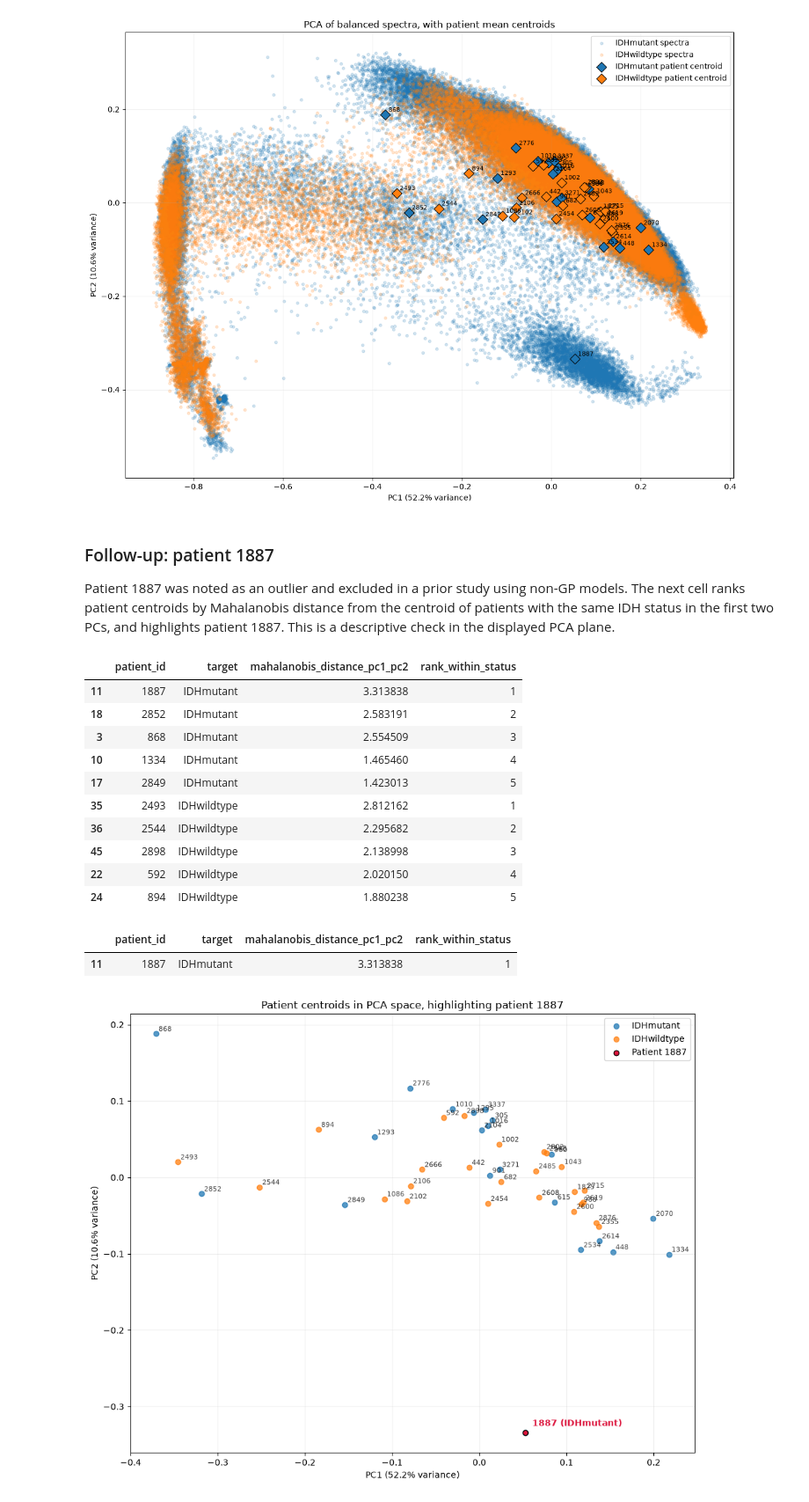
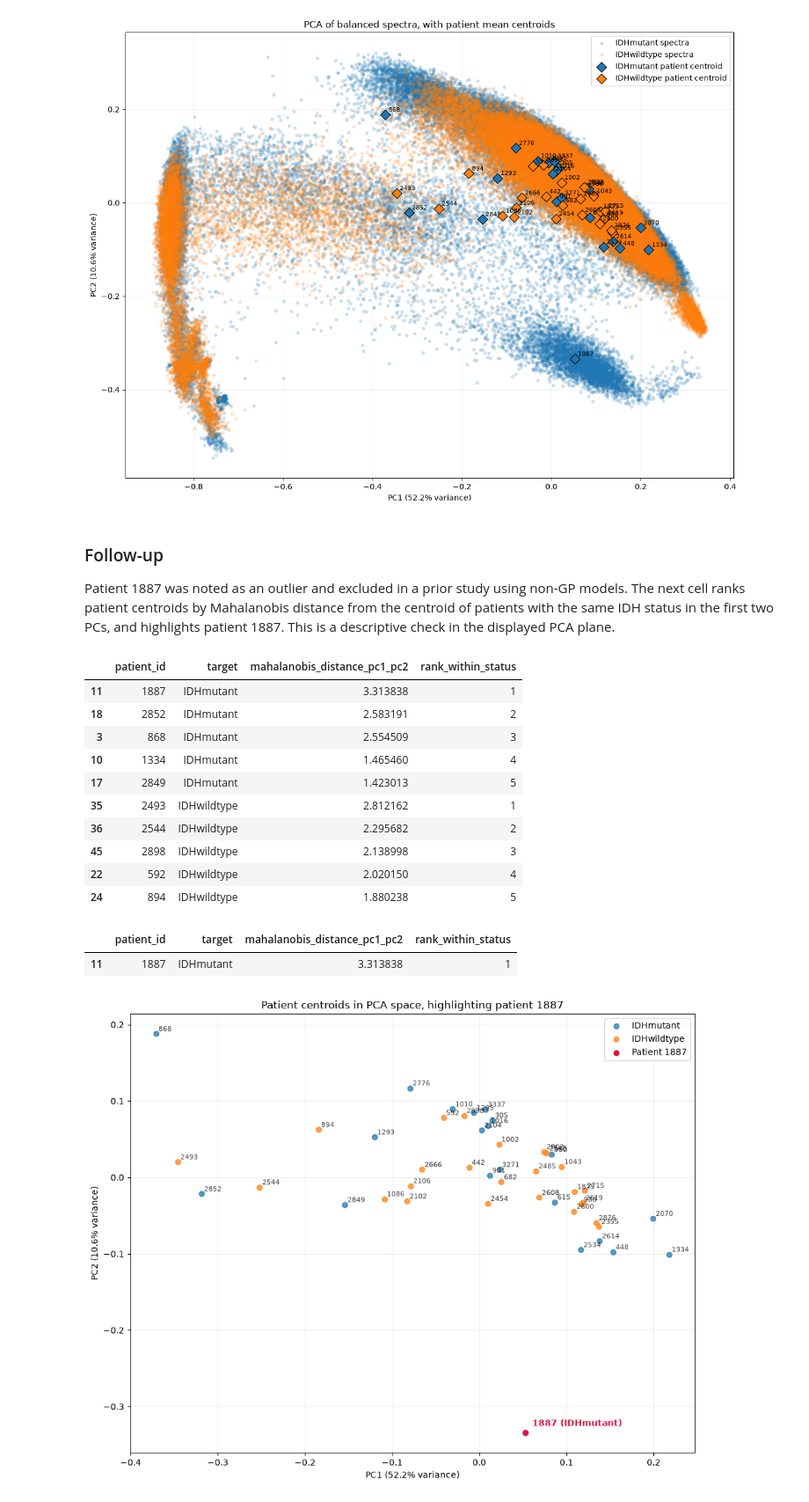
Before and after one commit to belindbl/glioma-raman-gp-classification, a Jupyter notebook: notebooks/01_data_exploration.ipynb, the cells around one changed output. Shown at 88% size. Saved outputs shown, nothing was run; the diff lists cells and outputs as text; code cells hidden in the pictures.

```diff
--- a/notebooks/01_data_exploration.ipynb
+++ b/notebooks/01_data_exploration.ipynb
@@ -314,7 +314,7 @@ PC1: IDH eta-squared=0.000; class_id eta-squared=0.081; patient eta-squared=0.27
 PC2: IDH eta-squared=0.001; class_id eta-squared=0.021; patient eta-squared=0.480; patient eta-squared within status=0.480
 [figure]
 # %% [markdown]
-### Follow-up: patient 1887
+### Follow-up
 
 Patient 1887 was noted as an outlier and excluded in a prior study using non-GP models. The next cell ranks patient centroids by Mahalanobis distance from the centroid of patients with the same IDH status in the first two PCs, and highlights patient 1887. This is a descriptive check in the displayed PCA plane.
 # %%
@@ -339,32 +339,32 @@ for status, color in colors.items():
     mask = patient_statuses == status
     ax.scatter(centroid_scores_2d[mask, 0], centroid_scores_2d[mask, 1], color=color, alpha=0.75, label=status)
     for pid, x, y in zip(patient_ids[mask], centroid_scores_2d[mask, 0], centroid_scores_2d[mask, 1]):
         if pid != 1887:
             ax.annotate(str(pid), (x, y), xytext=(3, 3), textcoords='offset points', fontsize=8, alpha=0.75)
 if not patient_1887.empty:
     row = int(np.flatnonzero(patient_ids == 1887)[0])
     x, y = centroid_scores_2d[row]
-    ax.scatter([x], [y], color='crimson', edgecolor='black', label='Patient 1887', zorder=5)
+    ax.scatter([x], [y], color='crimson', label='Patient 1887', zorder=5)
     ax.annotate('1887 (IDHmutant)', (x, y), xytext=(8, 8), textcoords='offset points', color='crimson', fontweight='bold')
 ax.set_xlabel(f'PC1 ({pca.explained_variance_ratio_[0]:.1%} variance)')
 ax.set_ylabel(f'PC2 ({pca.explained_variance_ratio_[1]:.1%} variance)')
 ax.set_title('Patient centroids in PCA space, highlighting patient 1887')
 ax.grid(alpha=0.2)
 ax.legend()
 fig.tight_layout()
 plt.show()
 # %% [output]
 |  | patient_id | target | mahalanobis_distance_pc1_pc2 | rank_within_status |
 | 11 | 1887 | IDHmutant | 3.313838 | 1 |
 | 18 | 2852 | IDHmutant | 2.583191 | 2 |
 | 3 | 868 | IDHmutant | 2.554509 | 3 |
 | 10 | 1334 | IDHmutant | 1.465460 | 4 |
 | 17 | 2849 | IDHmutant | 1.423013 | 5 |
 | 35 | 2493 | IDHwildtype | 2.812162 | 1 |
 | 36 | 2544 | IDHwildtype | 2.295682 | 2 |
 | 45 | 2898 | IDHwildtype | 2.138998 | 3 |
 | 22 | 592 | IDHwildtype | 2.020150 | 4 |
 | 24 | 894 | IDHwildtype | 1.880238 | 5 |
 |  | patient_id | target | mahalanobis_distance_pc1_pc2 | rank_within_status |
 | 11 | 1887 | IDHmutant | 3.313838 | 1 |
-[figure, old version]
+[figure, new version]
```
Also changed, not shown: parts of 1 cell of this notebook.
